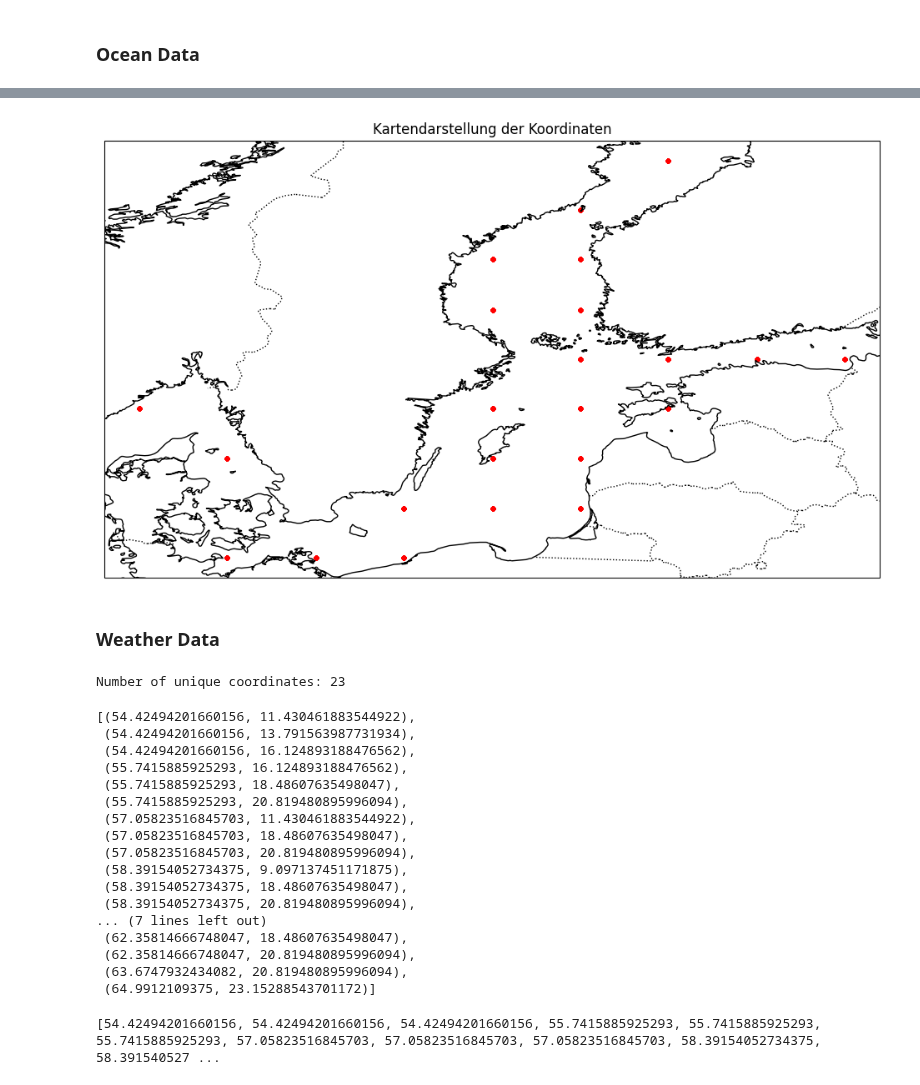
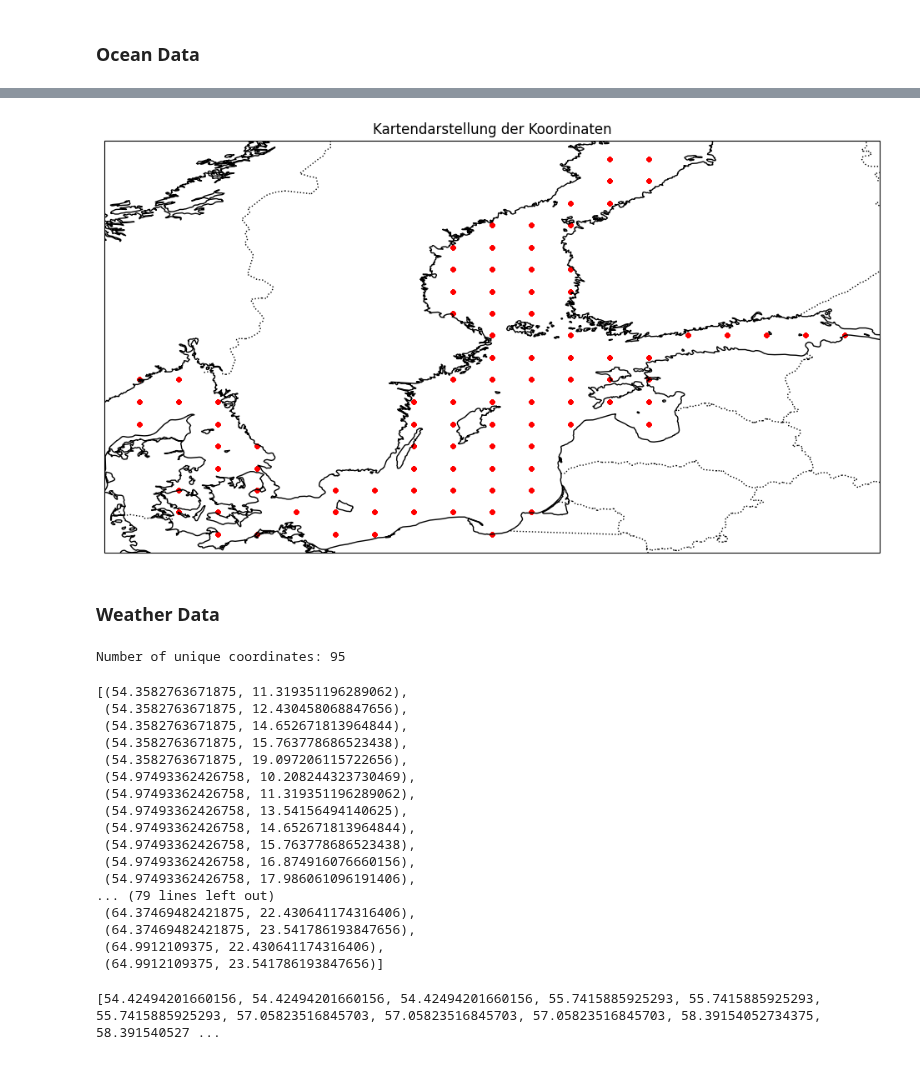
Before and after one commit to RATFIVE/GEOMAR-DeepLearning, a Jupyter notebook: app/backend/01_download_data.ipynb, the cells around one changed output, grey strips where cells are left out. Saved outputs shown, nothing was run; the diff lists cells and outputs as text; code cells hidden in the pictures.

```diff
--- a/app/backend/01_download_data.ipynb
+++ b/app/backend/01_download_data.ipynb
@@ -67,8 +48,8 @@ pd.options.display.max_columns = None
 # %% [markdown]
 ## Download Training Data
 # %%
-START_DATE = '2025-01-01'
-END_DATE = datetime.now().strftime('%Y-%m-%d %H:%M:%S')
+START_DATE = '2023-01-01'
+END_DATE = '2025-03-01'
 OUTPUT_FILENAME = 'output.nc'
 
 BBOX= {
@@ -96,9 +77,9 @@ minimum_longitude = BBOX['minimum_longitude']
 maximum_longitude = BBOX['maximum_longitude']
 
 copernicus = AdvancedCopernicus()
-
-latitudes = np.linspace(minimum_latitude, maximum_latitude, 10)
-longitudes = np.linspace(minimum_longitude, maximum_longitude, 10)
+points = 10
+latitudes = np.linspace(minimum_latitude, maximum_latitude, points)
+longitudes = np.linspace(minimum_longitude, maximum_longitude, points)
 # %%
 # zip latitudes and longitudes
 coordinates = set([(float(lat), float(lon)) for lat in latitudes for lon in longitudes])
@@ -106,7 +87,7 @@ coordinates = set([(float(lat), float(lon)) for lat in latitudes for lon in long
 # plot the coordinates to folium
 folium_map = folium.Map(location=[minimum_latitude, minimum_longitude], zoom_start=4)
 for lat, lon in coordinates:
-    folium.CircleMarker(location=[lat, lon], radius=5, color='red').add_to(folium_map)
+    folium.CircleMarker(location=[lat, lon], radius=4, color='red').add_to(folium_map)
 folium_map
 # %% [output]
 [interactive output not drawn]
@@ -121,11 +102,16 @@ radius = 0.001
 variables = ["bottomT", "mlotst", "siconc", "sithick", "sla", "so", "sob", "thetao", "uo", "vo", "wo"]
 df_ocean = pd.DataFrame()
 for lat, lon in tqdm(coordinates, total=len(coordinates)):
-    print(lat, lon)
-    file = f'output_filename_{lat, lon}.nc'
+    #print(lat, lon)
 
-    if file in os.listdir():
-        data = xr.open_dataset(file)
+    # Check if file exists
+    path = Path("data")
+    file = f'Copernicus_{START_DATE}_{END_DATE}_lat{lat}-lon{lon}.nc'
+    file_path = Path(path, file)
+
+    if file in os.listdir("data"):
+        #print(f"File {file} already exists")
+        data = xr.open_dataset(file_path)
         data = data.to_dataframe().reset_index()
         df_ocean = pd.concat([df_ocean, data], axis=0)
     else:
@@ -221,26 +209,26 @@ memory usage: 2.2 MB
 # %%
 import matplotlib.pyplot as plt
 import cartopy.crs as ccrs
 import cartopy.feature as cfeature
 
 # Figure mit Kartenprojektion erstellen
 fig, ax = plt.subplots(figsize=(12, 10), subplot_kw={'projection': ccrs.PlateCarree()})
 
 # Küstenlinien und Länder hinzufügen
 ax.add_feature(cfeature.COASTLINE)
 ax.add_feature(cfeature.BORDERS, linestyle=':')
 
 # Punkte plotten
-ax.scatter(df_ocean['longitude'], df_ocean['latitude'], c='red', s=10, alpha=0.7, transform=ccrs.PlateCarree())
+ax.scatter(df_ocean['longitude'], df_ocean['latitude'], c='red', s=8, alpha=0.7, transform=ccrs.PlateCarree())
 
 # Achsen und Titel
 ax.set_xlabel("Longitude")
 ax.set_ylabel("Latitude")
 ax.set_title("Kartendarstellung der Koordinaten")
 
 plt.show()
 # %% [output]
-[figure, old version]
+[figure, new version]
 # %% [markdown]
 ### Weather Data
 # %%
@@ -250,24 +238,24 @@ print(f'Number of unique coordinates: {len(coordinates)}')
 
 list(coordinates)
 # %% [output]
-Number of unique coordinates: 23
+Number of unique coordinates: 95
-[(54.42494201660156, 11.430461883544922),
- (54.42494201660156, 13.791563987731934),
- (54.42494201660156, 16.124893188476562),
- (55.7415885925293, 16.124893188476562),
- (55.7415885925293, 18.48607635498047),
- (55.7415885925293, 20.819480895996094),
- (57.05823516845703, 11.430461883544922),
- (57.05823516845703, 18.48607635498047),
- (57.05823516845703, 20.819480895996094),
- (58.39154052734375, 9.097137451171875),
- (58.39154052734375, 18.48607635498047),
- (58.39154052734375, 20.819480895996094),
-... (7 lines left out)
- (62.35814666748047, 18.48607635498047),
- (62.35814666748047, 20.819480895996094),
- (63.6747932434082, 20.819480895996094),
- (64.9912109375, 23.15288543701172)]
+[(54.3582763671875, 11.319351196289062),
+ (54.3582763671875, 12.430458068847656),
+ (54.3582763671875, 14.652671813964844),
+ (54.3582763671875, 15.763778686523438),
+ (54.3582763671875, 19.097206115722656),
+ (54.97493362426758, 10.208244323730469),
+ (54.97493362426758, 11.319351196289062),
+ (54.97493362426758, 13.54156494140625),
+ (54.97493362426758, 14.652671813964844),
+ (54.97493362426758, 15.763778686523438),
+ (54.97493362426758, 16.874916076660156),
+ (54.97493362426758, 17.986061096191406),
+... (79 lines left out)
+ (64.37469482421875, 22.430641174316406),
+ (64.37469482421875, 23.541786193847656),
+ (64.9912109375, 22.430641174316406),
+ (64.9912109375, 23.541786193847656)]
 # %%
 latitudes = [lat for lat, lon in coordinates]
 longitudes = [lon for lat, lon in coordinates]
```
Also changed, not shown: parts of 3 cells of this notebook.
